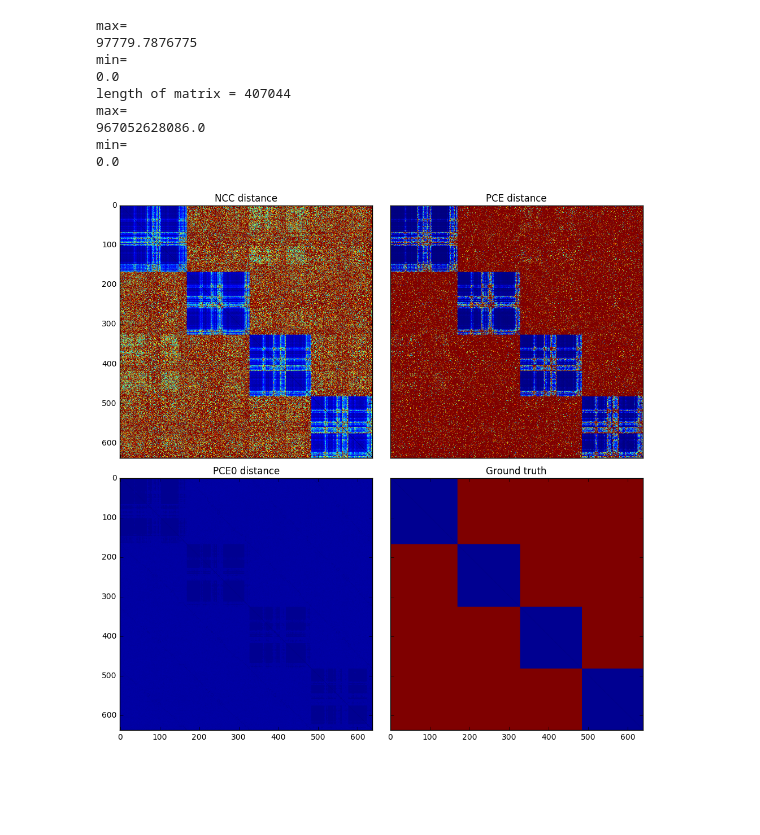
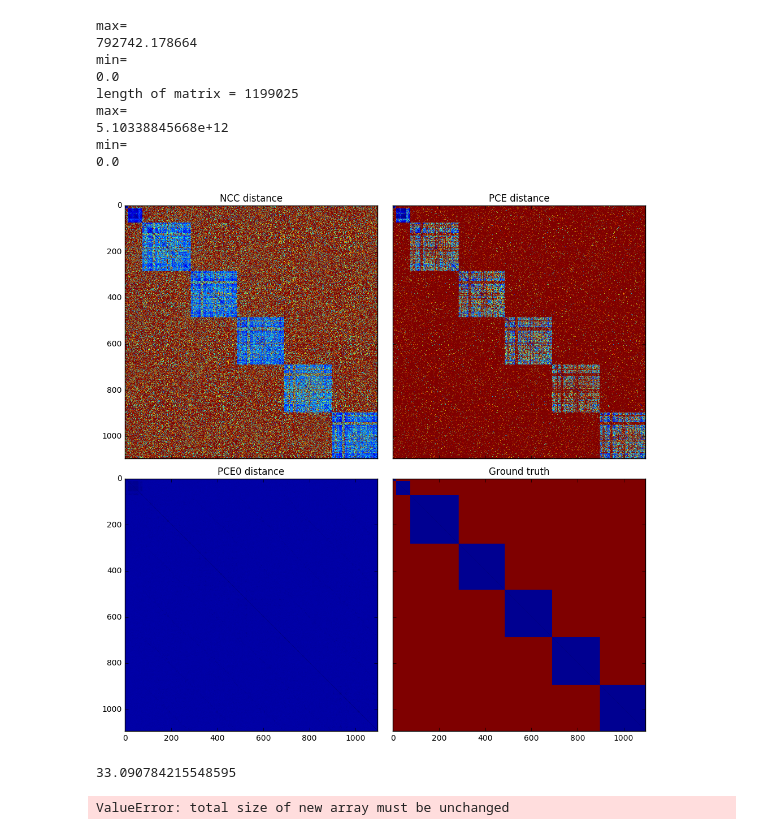
Before and after one commit to nlesc-sherlock/cluster-analysis, a Jupyter notebook: scripts_Python3/camera_id_Python3_tsne_and_dbscan.ipynb, the cells around one changed output. Saved outputs shown, nothing was run; the diff lists cells and outputs as text; code cells hidden in the pictures; blank space fills up the shorter version.

Commit message:
add 2D praktica emnedding

```diff
--- a/scripts_Python3/camera_id_Python3_tsne_and_dbscan.ipynb
+++ b/scripts_Python3/camera_id_Python3_tsne_and_dbscan.ipynb
@@ -262,40 +262,40 @@ def get_ground_truth():
 # %%
 if True:
 
-    dataset = "pentax" #.argv[1]
+    dataset = "praktica" #.argv[1]
     directory = directory + "/" + dataset
 
     #load the distance matrixes from files
     matrix_pce = numpy.fromfile(directory + "/matrix-" + dataset + "-pce.dat", dtype='>d')
     print("max=")
     print(matrix_pce.max())
     print("min=")
     print(matrix_pce.min())
     matrix_pce0 = numpy.fromfile(directory + "/matrix-" + dataset + "-pce0.dat", dtype='>d')
     matrix_ncc = numpy.fromfile(directory + "/matrix-" + dataset + "-ncc.dat", dtype='>d')
 
     matrix_pce, matrix_ncc = map_ncc_scores_to_pce_domain(matrix_pce, matrix_ncc)
     matrix_ncc = convert_similarity_to_distance2(matrix_ncc)
 
     matrix_pce = convert_similarity_to_distance(matrix_pce)# for now only for PCE the new conversion is used
     # pyplot.hist(matrix_pce, bins =100) # here we draw the histogram of the new distances. Disabled by default because it takes time
     print("max=")
     print(matrix_pce.max())
     print("min=")
     print(matrix_pce.min())
     matrix_pce0 = convert_similarity_to_distance2(matrix_pce0)
 
     matrix_ans = get_ground_truth()
 
     plot_distance_matrices(matrix_ncc, matrix_pce, matrix_pce0, matrix_ans)
 # %% [output]
 max=
-97779.7876775
+792742.178664
 min=
 0.0
-length of matrix = 407044
+length of matrix = 1199025
 max=
-967052628086.0
+5.10338845668e+12
 min=
 0.0
-[figure, old version]
+[figure, new version]
@@ -304,3 +302,10 @@ A = matrix_pce.reshape(638,638)
+# %%
+size = math.sqrt(len(matrix_pce))
+print(size)
+A = matrix_pce.reshape(size,size)
+# %% [output]
+33.090784215548595
+ValueError: total size of new array must be unchanged
 # %%
 print(A)
 # %% [output]
```
Also changed, not shown: parts of 8 cells of this notebook, 2 other files.
